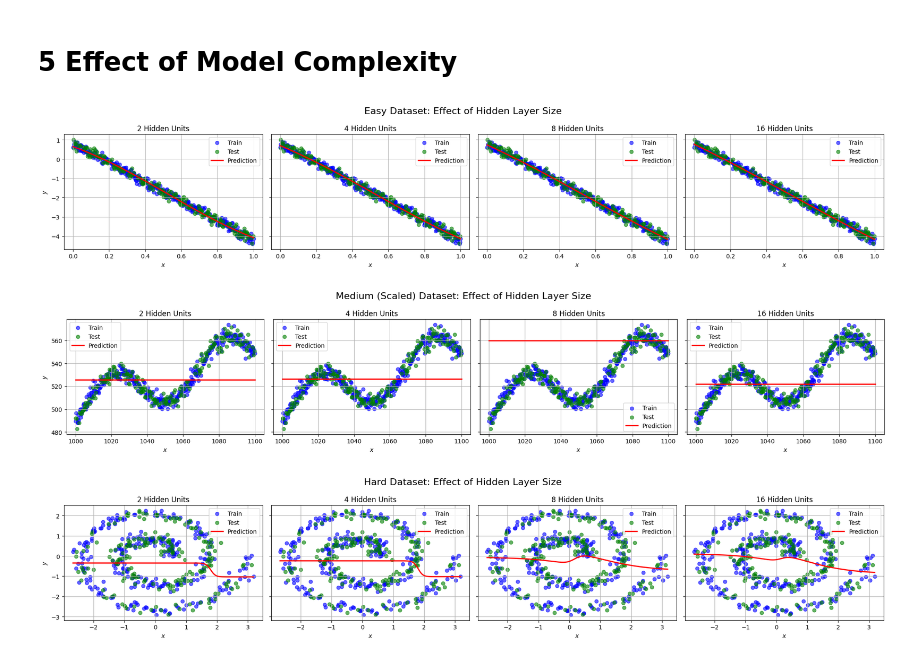
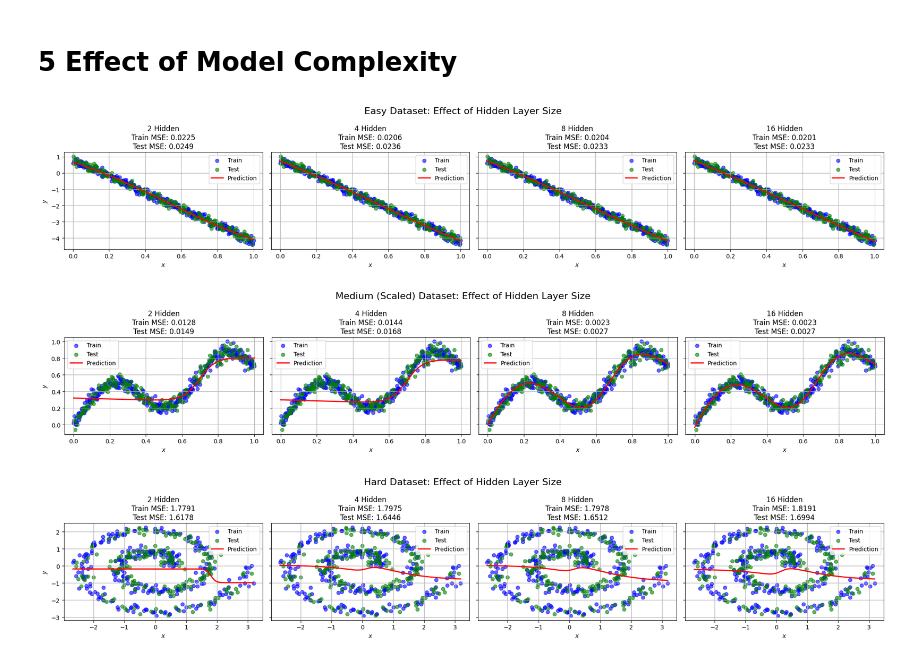
Before and after one commit to sudeonder/CS550-HW3, a Jupyter notebook: main.ipynb, the cells around one changed output. Saved outputs shown, nothing was run; the diff lists cells and outputs as text; code cells hidden in the pictures.

```diff
--- a/main.ipynb
+++ b/main.ipynb
@@ -681,10 +683,29 @@ plot_side_by_side(
 # %% [markdown]
 # 5 Effect of Model Complexity
 # %%
-def run_model_complexity_analysis(x_train, y_train, x_test, y_test, base_config, dataset_name):
+from sklearn.metrics import mean_squared_error
+
+def min_max_scale(x, x_min, x_max):
+    return (x - x_min) / (x_max - x_min)
+
+def run_model_complexity_analysis(x_train, y_train, x_test, y_test, base_config, dataset_name, apply_scaling=False):
     lr, momentum, _, activation = base_config
     hidden_sizes = [2, 4, 8, 16]
-    x_dense = np.linspace(min(x_train.min(), x_test.min()), max(x_train.max(), x_test.max()), 200).reshape(-1, 1)
+
+    # Apply min-max scaling if specified
+    if apply_scaling:
+        x_min, x_max = x_train.min(), x_train.max()
+        y_min, y_max = y_train.min(), y_train.max()
+
+        x_train = min_max_scale(x_train, x_min, x_max)
+        x_test = min_max_scale(x_test, x_min, x_max)
+        y_train = min_max_scale(y_train, y_min, y_max)
+        y_test = min_max_scale(y_test, y_min, y_max)
+
+        x_dense = np.linspace(0, 1, 200).reshape(-1, 1)
+    else:
+        x_dense = np.linspace(min(x_train.min(), x_test.min()),
+                              max(x_train.max(), x_test.max()), 200).reshape(-1, 1)
 
     fig, axes = plt.subplots(1, len(hidden_sizes), figsize=(20, 4), sharey=True)
     fig.suptitle(f"{dataset_name} Dataset: Effect of Hidden Layer Size", fontsize=16)
@@ -699,13 +720,20 @@ def run_model_complexity_analysis(x_train, y_train, x_test, y_test, base_config,
             weight_range=1.0
         )
         model.train(x_train, y_train, epochs=5000, batch_size=16, verbose=False)
-        y_pred = model.predict(x_dense)
+
+        # Predictions
+        y_pred_dense = model.predict(x_dense)
+        y_pred_train = model.predict(x_train)
+        y_pred_test = model.predict(x_test)
+
+        train_mse = mean_squared_error(y_train, y_pred_train)
+        test_mse = mean_squared_error(y_test, y_pred_test)
 
         # Plot
         axes[i].scatter(x_train, y_train, color='blue', alpha=0.6, label='Train')
         axes[i].scatter(x_test, y_test, color='green', alpha=0.6, label='Test')
-        axes[i].plot(x_dense, y_pred, color='red', linewidth=2, label='Prediction')
-        axes[i].set_title(f"{hidden_size} Hidden Units")
+        axes[i].plot(x_dense, y_pred_dense, color='red', linewidth=2, label='Prediction')
+        axes[i].set_title(f"{hidden_size} Hidden\nTrain MSE: {train_mse:.4f}\nTest MSE: {test_mse:.4f}")
         axes[i].set_xlabel('$x$')
         if i == 0:
             axes[i].set_ylabel('$y$')
@@ -717,13 +745,14 @@ def run_model_complexity_analysis(x_train, y_train, x_test, y_test, base_config,
 # %%
 # Easy dataset
 run_model_complexity_analysis(easy_x_train, easy_y, easy_x_test, easy_y_test, mlp_config_easy, "Easy")
 
-# Medium dataset
-run_model_complexity_analysis(medium_x_train, medium_y, medium_x_test, medium_y_test, mlp_config_scaled, "Medium (Scaled)")
+# Medium dataset — with min-max scaling
+run_model_complexity_analysis(medium_x_train, medium_y, medium_x_test, medium_y_test,
+                              mlp_config_scaled, "Medium (Scaled)", apply_scaling=True)
 
 # Hard dataset
 run_model_complexity_analysis(hard_x_train, hard_y, hard_x_test, hard_y_test, mlp_config_hard, "Hard")
 # %% [output]
-[figure, old version]
+[figure, new version]
-[figure, old version]
+[figure, new version]
-[figure, old version]
+[figure, new version]
```
Also changed, not shown: parts of 2 cells of this notebook.
